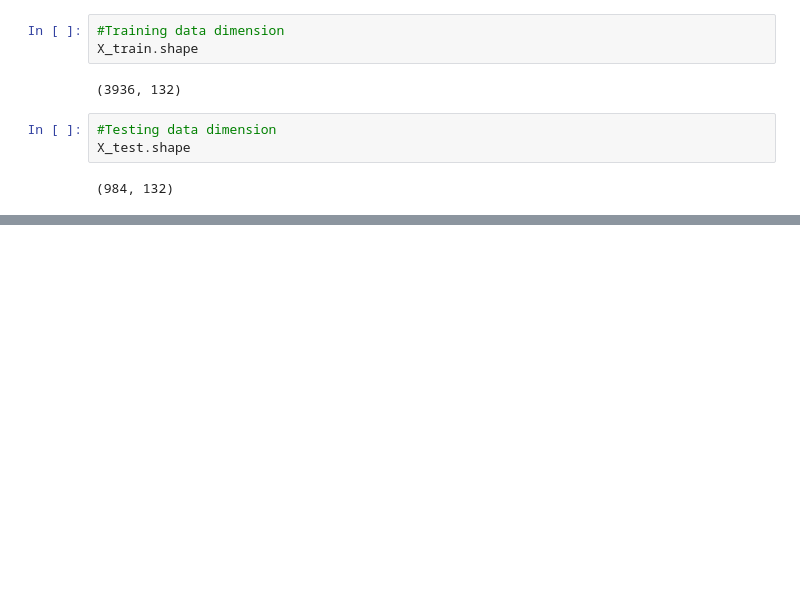
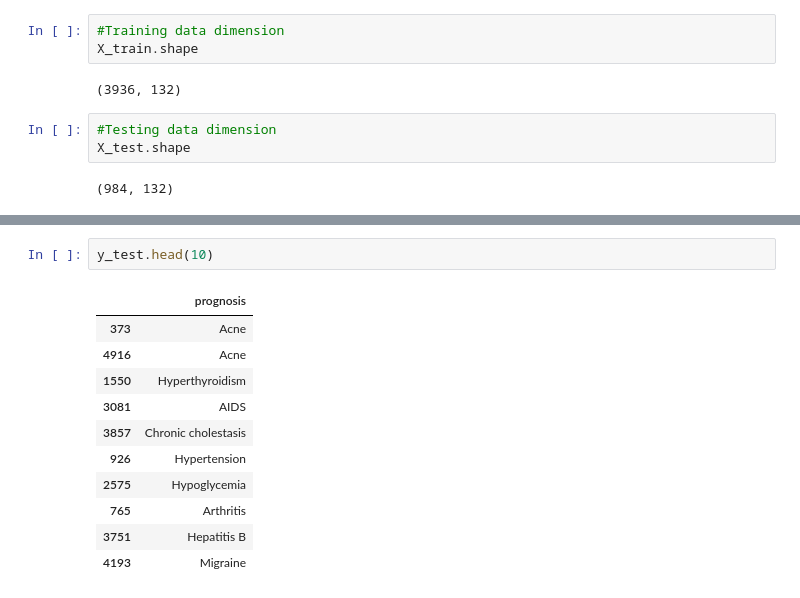
Before and after one commit to Bhushan56/Btech_Project, a Jupyter notebook: Disease_detection.ipynb, the cells around one changed output, grey strips where cells are left out. Drawn from its saved outputs; the diff is of its cells as text; blank space fills up the shorter version.

```diff
--- a/Disease_detection.ipynb
+++ b/Disease_detection.ipynb
@@ -101,0 +162,14 @@ Gau
+# %%
+y_test.head(10)
+# %% [output]
+|  | prognosis |
+| 373 | Acne |
+| 4916 | Acne |
+| 1550 | Hyperthyroidism |
+| 3081 | AIDS |
+| 3857 | Chronic cholestasis |
+| 926 | Hypertension |
+| 2575 | Hypoglycemia |
+| 765 | Arthritis |
+| 3751 | Hepatitis B |
+| 4193 | Migraine |
```
Also changed, not shown: parts of 26 cells of this notebook.
